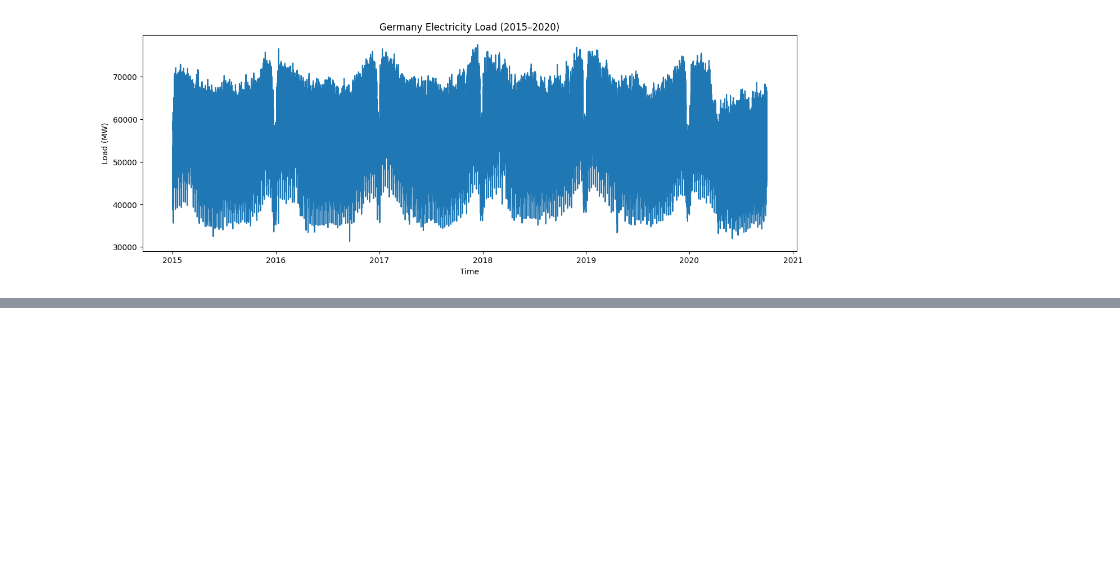
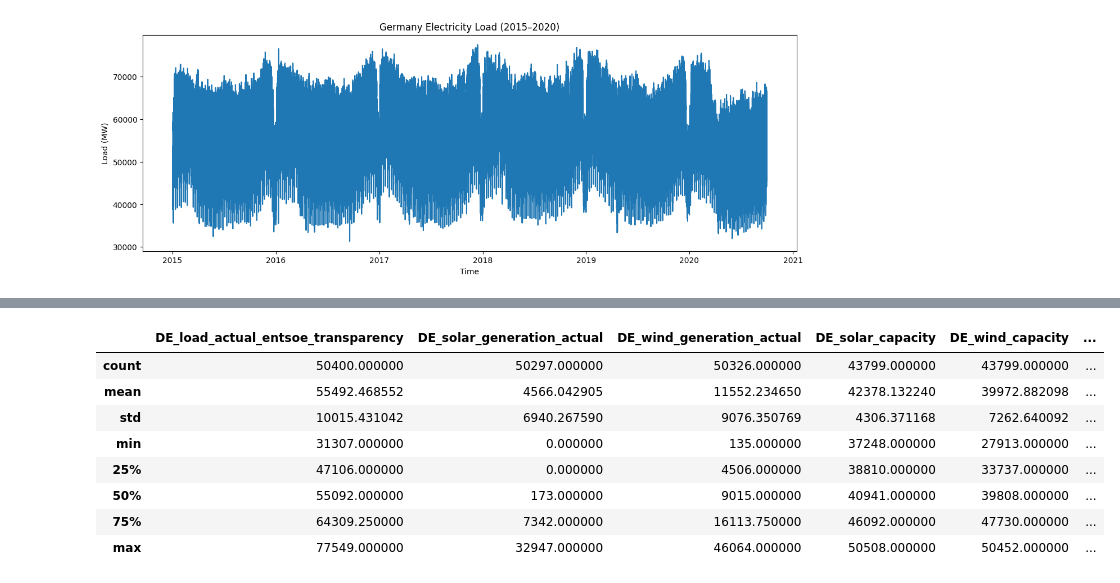
Before and after one commit to Kendivoen/energy-analytics-platform, a Jupyter notebook: notebooks/01_data_collection.ipynb, the cells around one changed output, grey strips where cells are left out. Drawn from its saved outputs; the diff is of its cells as text; code cells hidden in the pictures; blank space fills up the shorter version.

Commit message:
Integrated weather data and built master analytics table

```diff
--- a/notebooks/01_data_collection.ipynb
+++ b/notebooks/01_data_collection.ipynb
@@ -173,0 +509,22 @@ plt.show()
+# %%
+weather_merged = weather_merged[
+    (
+        weather_merged['time']
+        >=
+        grid_selected[
+            'utc_timestamp'
+        ].min()
+    )
+
+    &
+
+    (
+        weather_merged['time']
+        <=
+        grid_selected[
+            'utc_timestamp'
+        ].max()
+    )
+]
+
+weather_merged.shape
@@ -173,0 +620,20 @@ plt.show()
+# %%
+master = grid_selected.merge(
+    weather_merged[
+        [
+            'time',
+
+            'temperature_C',
+            'humidity_pct',
+            'cloud_cover_pct',
+            'wind_speed_ms',
+            'precipitation_mm'
+        ]
+    ],
+
+    left_on='utc_timestamp',
+
+    right_on='time',
+
+    how='inner'
+)
@@ -173,0 +672,12 @@ plt.show()
+# %%
+master.describe()
+# %% [output]
+|  | DE_load_actual_entsoe_transparency | DE_solar_generation_actual | DE_wind_generation_actual | DE_solar_capacity | DE_wind_capacity | ... |
+| count | 50400.000000 | 50297.000000 | 50326.000000 | 43799.000000 | 43799.000000 | ... |
+| mean | 55492.468552 | 4566.042905 | 11552.234650 | 42378.132240 | 39972.882098 | ... |
+| std | 10015.431042 | 6940.267590 | 9076.350769 | 4306.371168 | 7262.640092 | ... |
+| min | 31307.000000 | 0.000000 | 135.000000 | 37248.000000 | 27913.000000 | ... |
+| 25% | 47106.000000 | 0.000000 | 4506.000000 | 38810.000000 | 33737.000000 | ... |
+| 50% | 55092.000000 | 173.000000 | 9015.000000 | 40941.000000 | 39808.000000 | ... |
+| 75% | 64309.250000 | 7342.000000 | 16113.750000 | 46092.000000 | 47730.000000 | ... |
+| max | 77549.000000 | 32947.000000 | 46064.000000 | 50508.000000 | 50452.000000 | ... |
```
Also changed, not shown: parts of 35 cells of this notebook, 1 other file.
